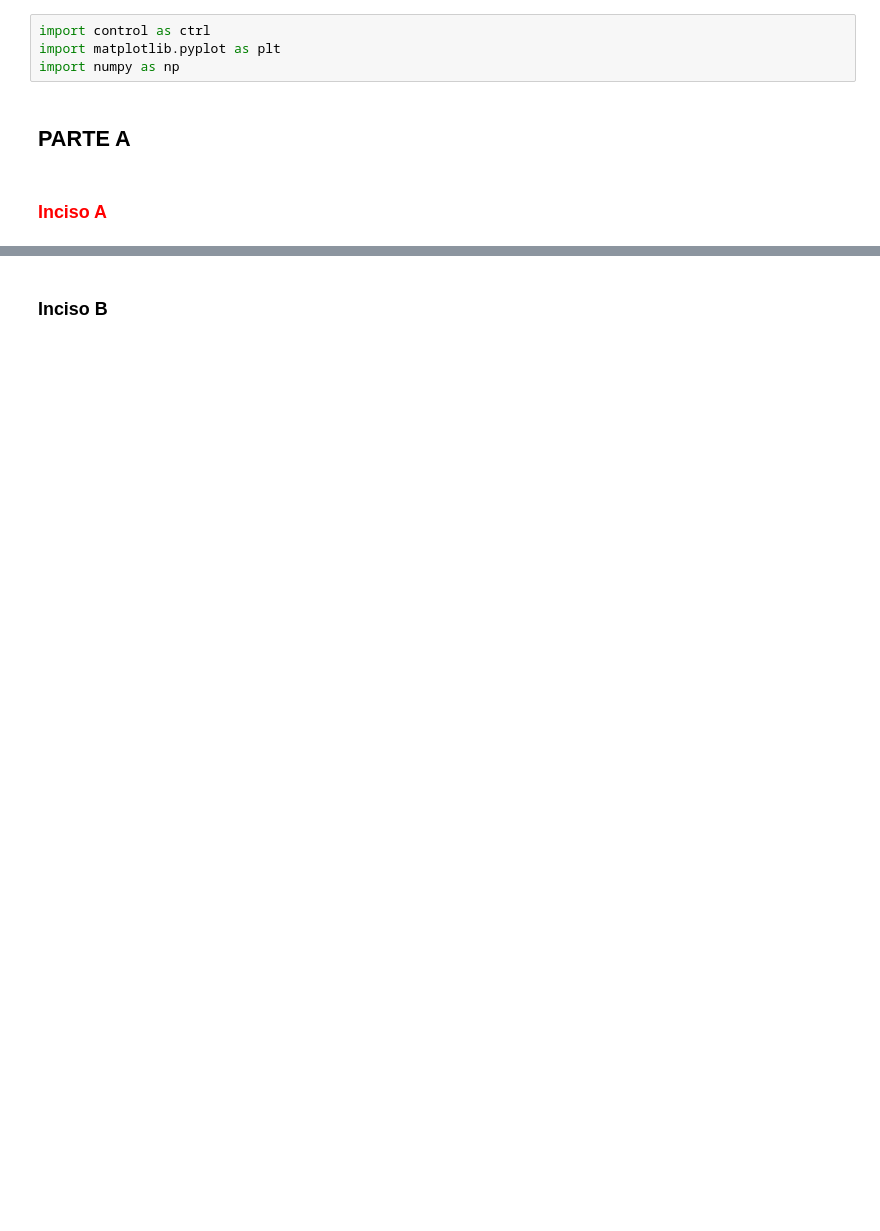
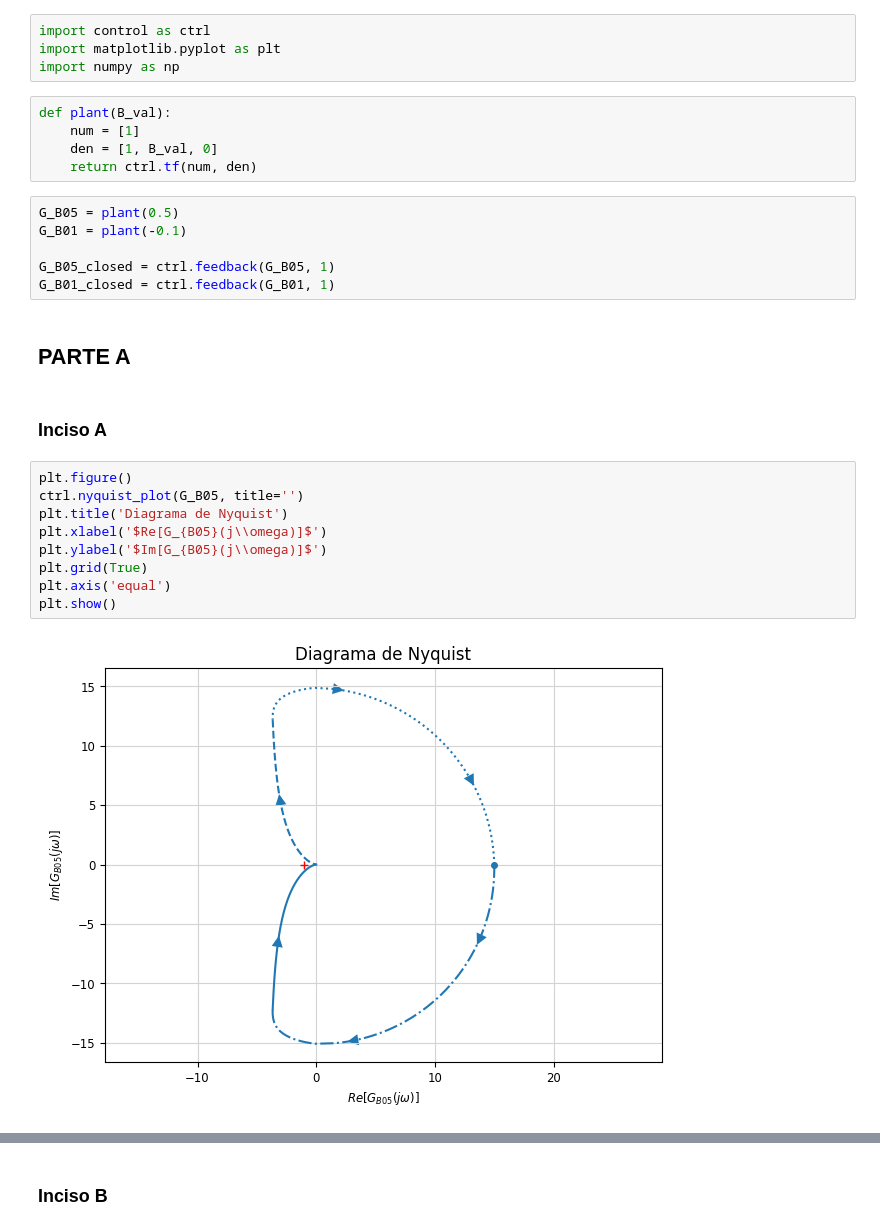
Before and after one commit to Zoevelazquez0430/TP1-SistemasDeControl, a Jupyter notebook: Punto2.ipynb, the cells around one changed output, grey strips where cells are left out. Saved outputs shown, nothing was run; the diff lists cells and outputs as text; blank space fills up the shorter version.

```diff
--- a/Punto2.ipynb
+++ b/Punto2.ipynb
@@ -2,7 +2,29 @@
 import control as ctrl
 import matplotlib.pyplot as plt
 import numpy as np
+# %%
+def plant(B_val):
+    num = [1]
+    den = [1, B_val, 0]
+    return ctrl.tf(num, den)
+# %%
+G_B05 = plant(0.5)
+G_B01 = plant(-0.1)
+
+G_B05_closed = ctrl.feedback(G_B05, 1)
+G_B01_closed = ctrl.feedback(G_B01, 1)
 # %% [markdown]
 ## PARTE A
 # %% [markdown]
-### <span style="color:red">Inciso A</span>
+### Inciso A
+# %%
+plt.figure()
+ctrl.nyquist_plot(G_B05, title='')
+plt.title('Diagrama de Nyquist')
+plt.xlabel('$Re[G_{B05}(j\\omega)]$')
+plt.ylabel('$Im[G_{B05}(j\\omega)]$')
+plt.grid(True)
+plt.axis('equal')
+plt.show()
+# %% [output]
+[figure, added]
```
Also changed, not shown: parts of 10 cells of this notebook, 1 other file.
